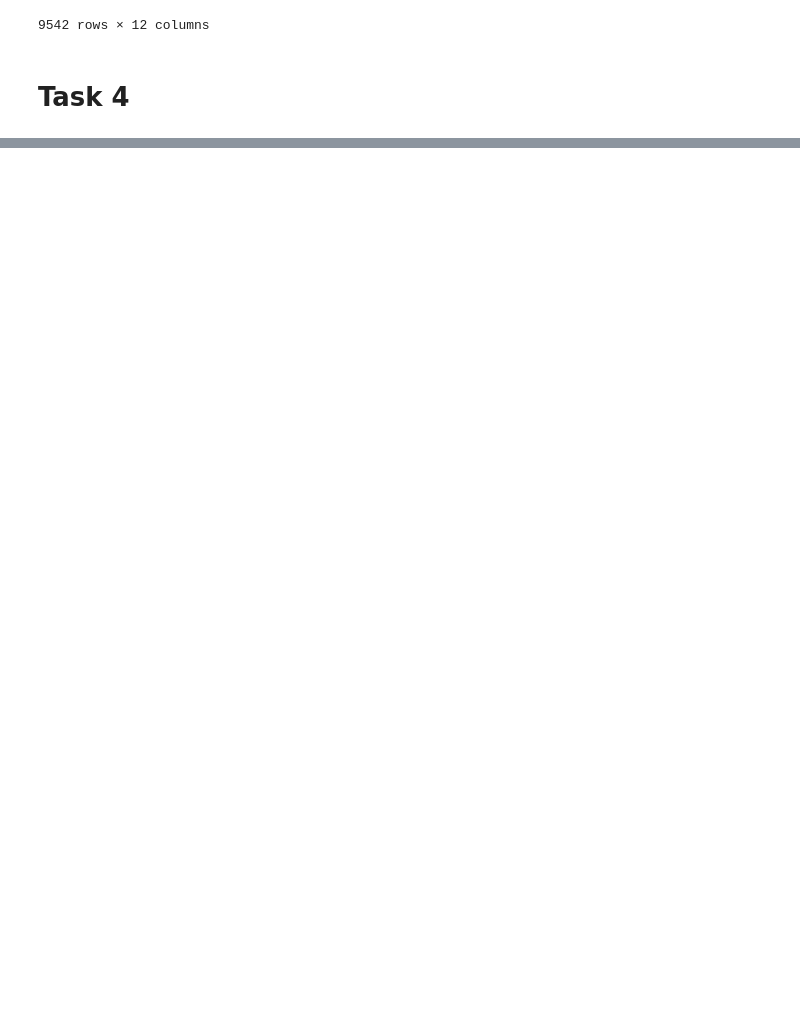
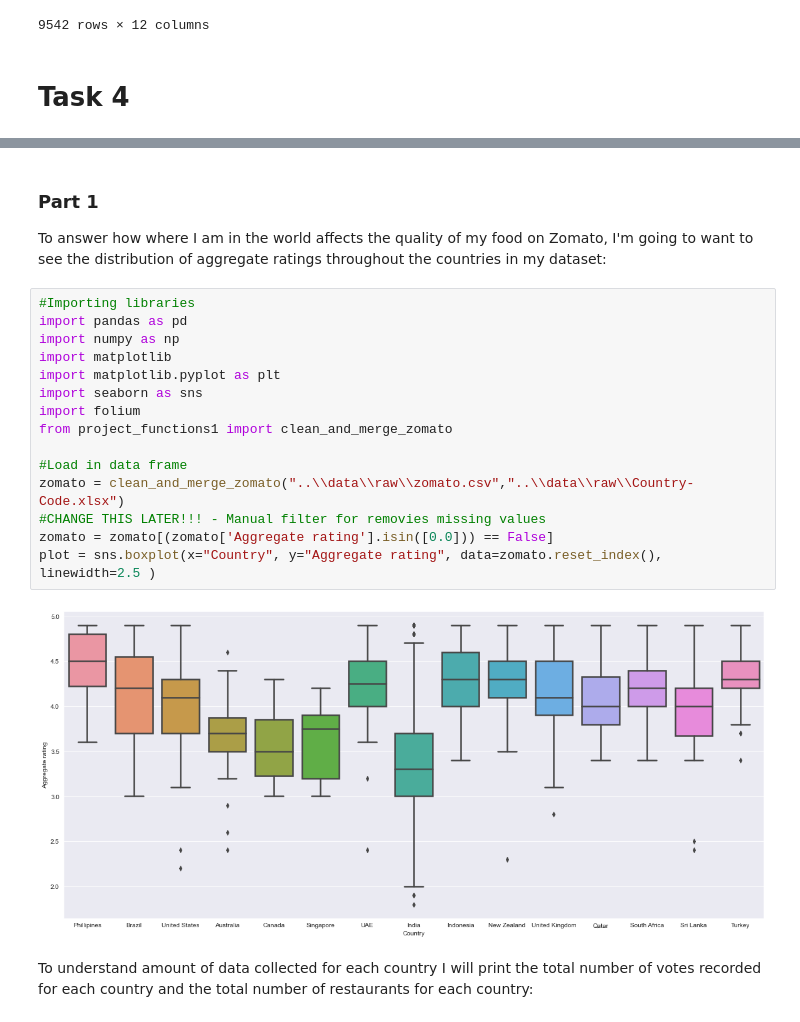
Before and after one commit to data301-2021-winter1/group28-project, a Jupyter notebook: notebooks/analysis1.ipynb, the cells around one changed output, grey strips where cells are left out. Drawn from its saved outputs; the diff is of its cells as text; blank space fills up the shorter version.

```diff
--- a/notebooks/analysis1.ipynb
+++ b/notebooks/analysis1.ipynb
@@ -355,0 +424,23 @@ test
+# %% [markdown]
+### Part 1
+
+To answer how where I am in the world affects the quality of my food on Zomato, I'm going to want to see the distribution of aggregate ratings throughout the countries in my dataset:
+# %%
+#Importing libraries
+import pandas as pd
+import numpy as np
+import matplotlib
+import matplotlib.pyplot as plt
+import seaborn as sns
+import folium
+from project_functions1 import clean_and_merge_zomato
+
+#Load in data frame
+zomato = clean_and_merge_zomato("..\\data\\raw\\zomato.csv","..\\data\\raw\\Country-Code.xlsx")
+#CHANGE THIS LATER!!! - Manual filter for removies missing values
+zomato = zomato[(zomato['Aggregate rating'].isin([0.0])) == False]
+plot = sns.boxplot(x="Country", y="Aggregate rating", data=zomato.reset_index(), linewidth=2.5 )
+# %% [output]
+[figure, added]
+# %% [markdown]
+To understand amount of data collected for each country I will print the total number of votes recorded for each country and the total number of restaurants for each country:
```
Also changed, not shown: parts of 22 cells of this notebook.
